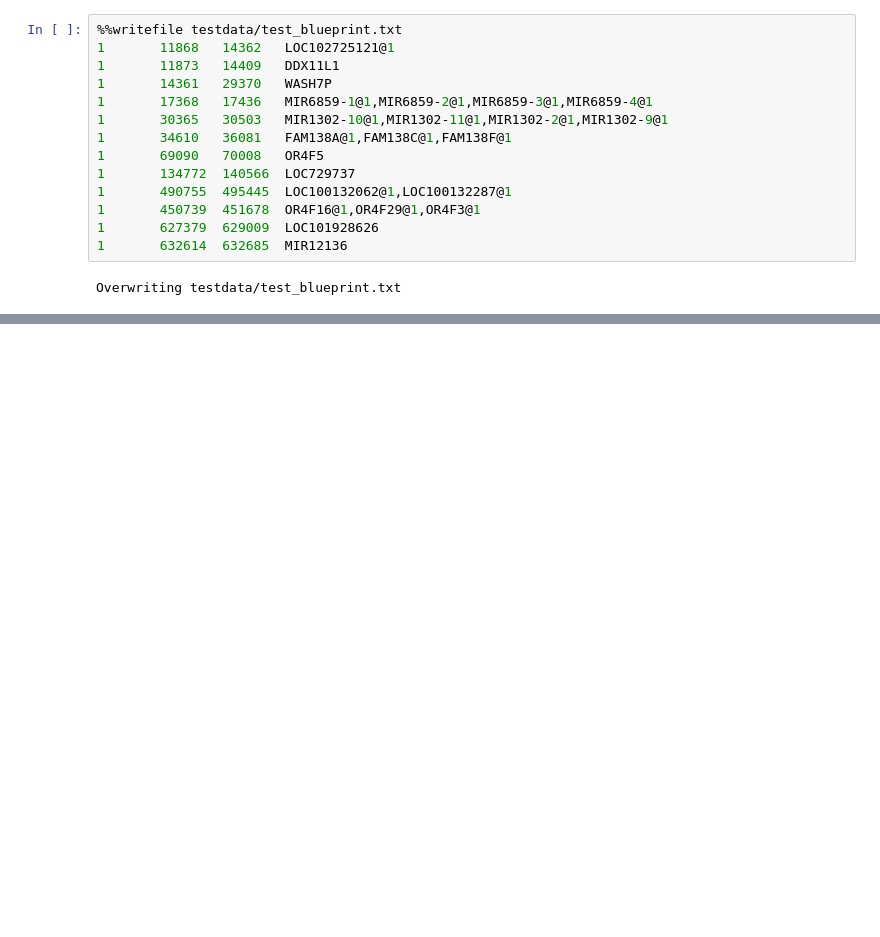
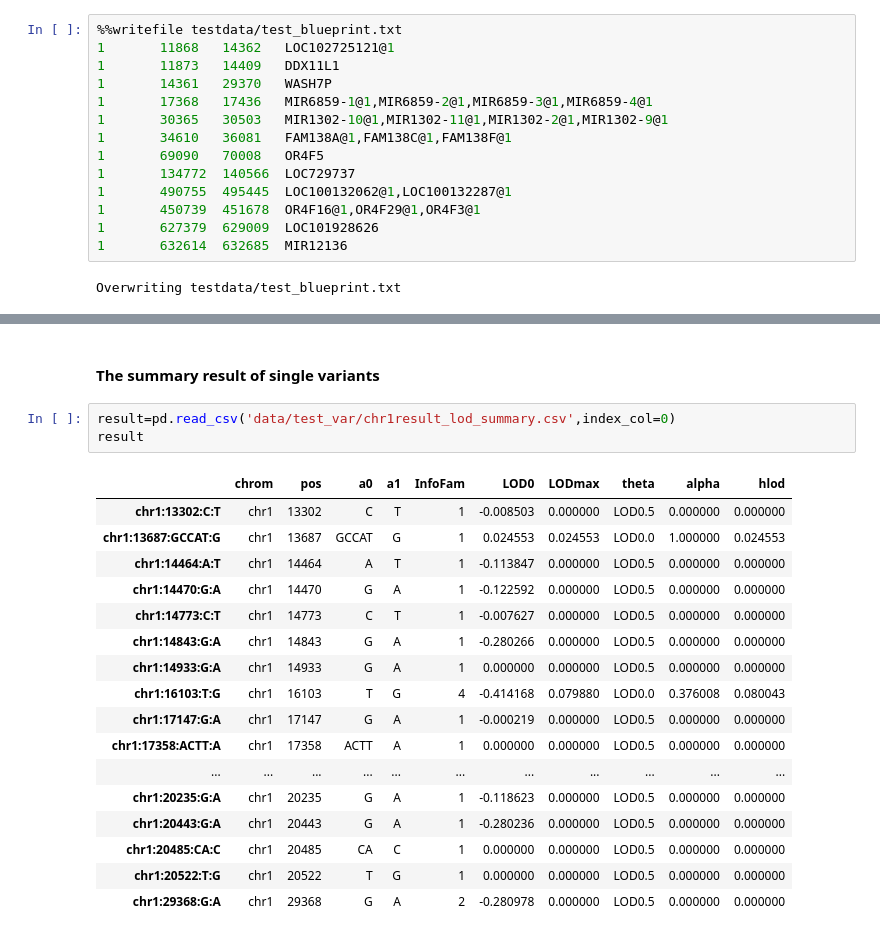
Before and after one commit to gaow/SEQLinkage, a Jupyter notebook: nbs/index.ipynb, the cells around one changed output, grey strips where cells are left out. Cells and saved outputs as stored; diff of their text form; blank space fills up the shorter version.

```diff
--- a/nbs/index.ipynb
+++ b/nbs/index.ipynb
@@ -305,0 +326,23 @@ Overwriting testdata/test_blueprint.txt
+# %% [markdown]
+#### The summary result of single variants
+# %%
+result=pd.read_csv('data/test_var/chr1result_lod_summary.csv',index_col=0)
+result
+# %% [output]
+|  | chrom | pos | a0 | a1 | InfoFam | LOD0 | LODmax | theta | alpha | hlod |
+| chr1:13302:C:T | chr1 | 13302 | C | T | 1 | -0.008503 | 0.000000 | LOD0.5 | 0.000000 | 0.000000 |
+| chr1:13687:GCCAT:G | chr1 | 13687 | GCCAT | G | 1 | 0.024553 | 0.024553 | LOD0.0 | 1.000000 | 0.024553 |
+| chr1:14464:A:T | chr1 | 14464 | A | T | 1 | -0.113847 | 0.000000 | LOD0.5 | 0.000000 | 0.000000 |
+| chr1:14470:G:A | chr1 | 14470 | G | A | 1 | -0.122592 | 0.000000 | LOD0.5 | 0.000000 | 0.000000 |
+| chr1:14773:C:T | chr1 | 14773 | C | T | 1 | -0.007627 | 0.000000 | LOD0.5 | 0.000000 | 0.000000 |
+| chr1:14843:G:A | chr1 | 14843 | G | A | 1 | -0.280266 | 0.000000 | LOD0.5 | 0.000000 | 0.000000 |
+| chr1:14933:G:A | chr1 | 14933 | G | A | 1 | 0.000000 | 0.000000 | LOD0.5 | 0.000000 | 0.000000 |
+| chr1:16103:T:G | chr1 | 16103 | T | G | 4 | -0.414168 | 0.079880 | LOD0.0 | 0.376008 | 0.080043 |
+| chr1:17147:G:A | chr1 | 17147 | G | A | 1 | -0.000219 | 0.000000 | LOD0.5 | 0.000000 | 0.000000 |
+| chr1:17358:ACTT:A | chr1 | 17358 | ACTT | A | 1 | 0.000000 | 0.000000 | LOD0.5 | 0.000000 | 0.000000 |
+| ... | ... | ... | ... | ... | ... | ... | ... | ... | ... | ... |
+| chr1:20235:G:A | chr1 | 20235 | G | A | 1 | -0.118623 | 0.000000 | LOD0.5 | 0.000000 | 0.000000 |
+| chr1:20443:G:A | chr1 | 20443 | G | A | 1 | -0.280236 | 0.000000 | LOD0.5 | 0.000000 | 0.000000 |
+| chr1:20485:CA:C | chr1 | 20485 | CA | C | 1 | 0.000000 | 0.000000 | LOD0.5 | 0.000000 | 0.000000 |
+| chr1:20522:T:G | chr1 | 20522 | T | G | 1 | 0.000000 | 0.000000 | LOD0.5 | 0.000000 | 0.000000 |
+| chr1:29368:G:A | chr1 | 29368 | G | A | 2 | -0.280978 | 0.000000 | LOD0.5 | 0.000000 | 0.000000 |
```
Also changed, not shown: parts of 12 cells of this notebook, 9 other files.
